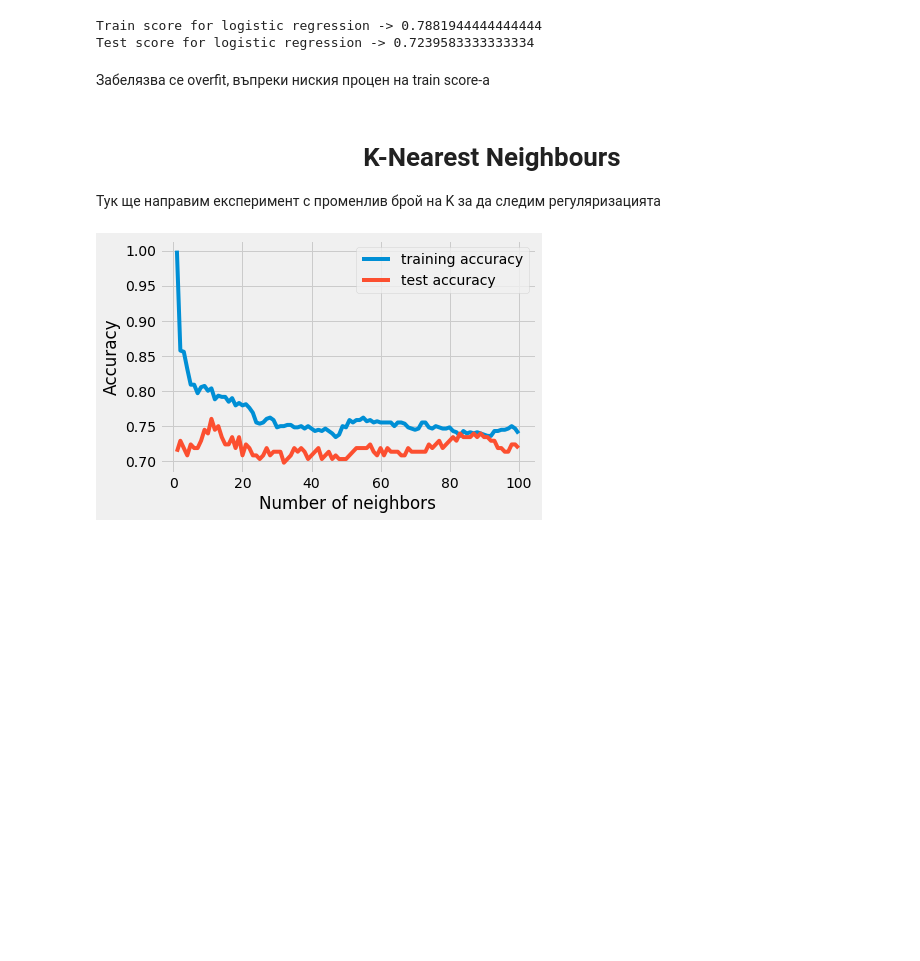
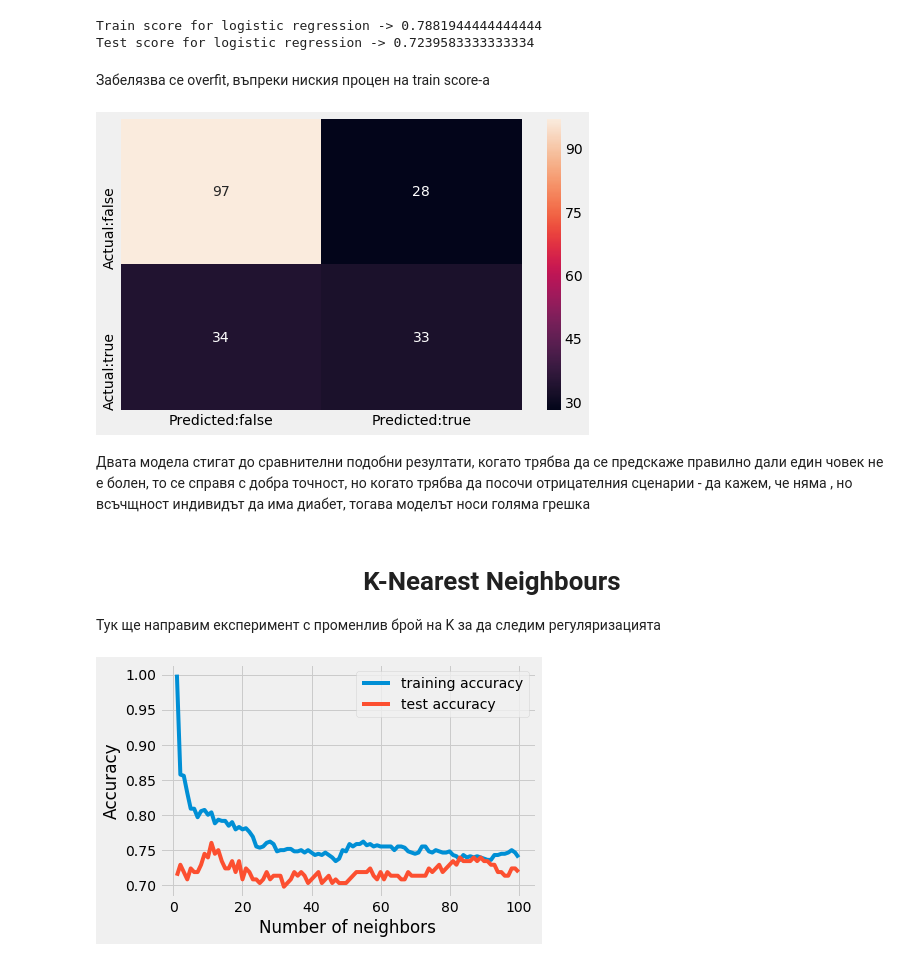
Before and after one commit to GeorgiMinkov/Machine-Learning-Course, a Jupyter notebook: Diabetes - Diabetes mellitus/Diabetes Project v2.ipynb, the cells around one changed output. Drawn from its saved outputs; the diff is of its cells as text; code cells hidden in the pictures; blank space fills up the shorter version.

```diff
--- a/Diabetes - Diabetes mellitus/Diabetes Project v2.ipynb
+++ b/Diabetes - Diabetes mellitus/Diabetes Project v2.ipynb
@@ -212,6 +230,12 @@ Train score for logistic regression -> 0.7881944444444444
 Test score for logistic regression -> 0.7239583333333334
 # %% [markdown]
 Забелязва се overfit, въпреки ниския процен на train score-a
+# %%
+conf_matrix_visualizer(model, X_test, y_test)
+# %% [output]
+[figure, added]
+# %% [markdown]
+Двата модела стигат до сравнителни подобни резултати, когато трябва да се предскаже правилно дали един човек не е болен, то се справя с добра точност, но когато трябва да посочи отрицателния сценарии - да кажем, че няма , но всъчщност индивидът да има диабет, тогава моделът носи голяма грешка
 # %% [markdown]
 <center> <h1> K-Nearest Neighbours </h1> </center>
 
```
Also changed, not shown: parts of 32 cells of this notebook.
